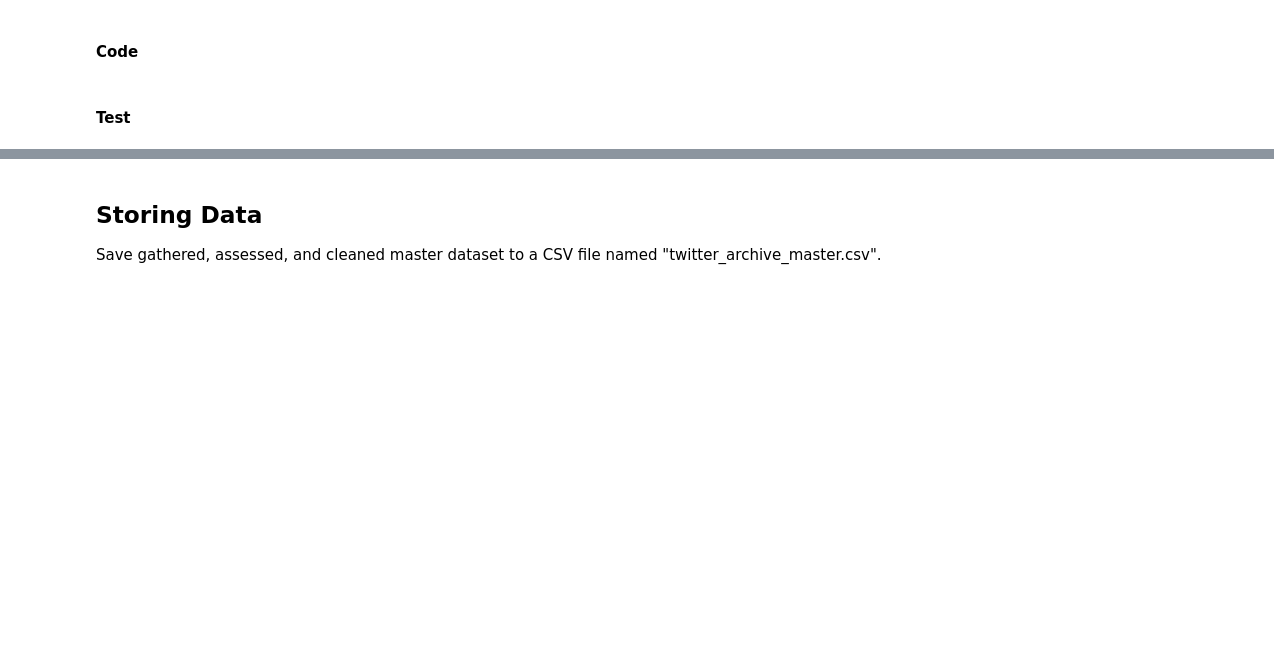
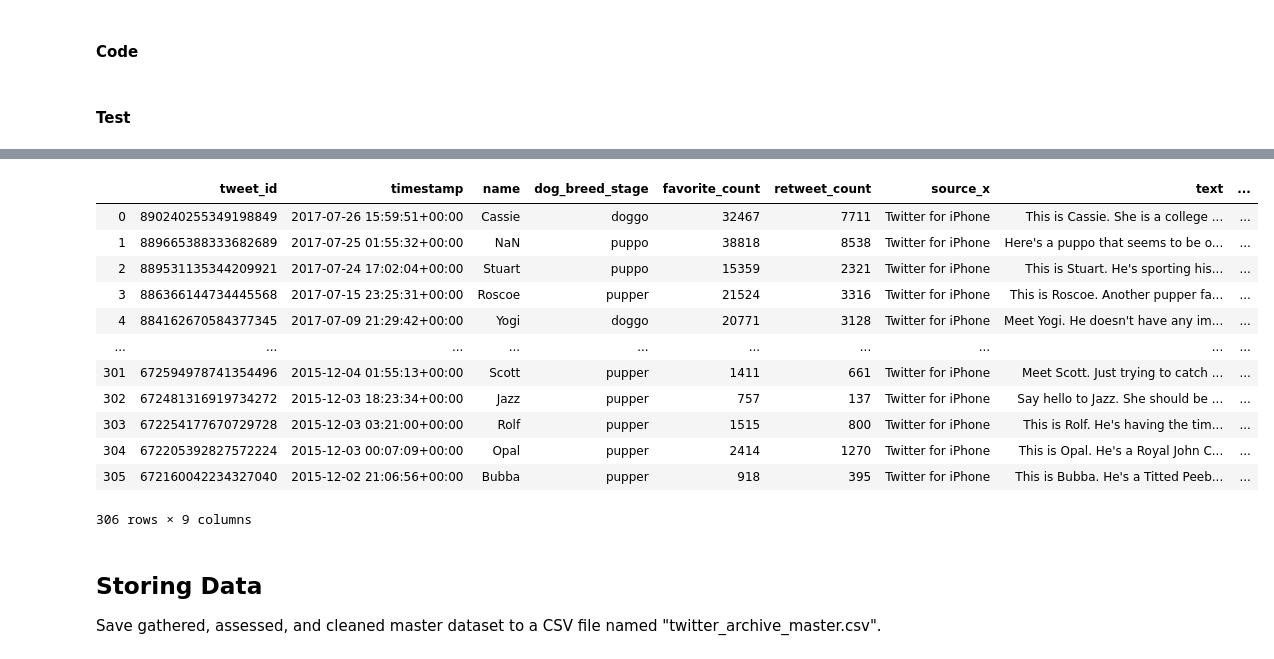
Before and after one commit to aseemnarula1/Data_Wrangling_Analysis_WeRateDogs, a Jupyter notebook: wrangle_act.ipynb, the cells around one changed output, grey strips where cells are left out. Drawn from its saved outputs; the diff is of its cells as text; code cells hidden in the pictures; blank space fills up the shorter version.

```diff
--- a/wrangle_act.ipynb
+++ b/wrangle_act.ipynb
@@ -163,0 +1078,4 @@ In this section, clean **all** of the issues you documented while assessing.
+# %%
+# Dropping the columns - 'doggo', 'floofer', 'pupper', 'puppo' which are no longer required
+
+df_twitter_archive_enhanced_dataset_copy = df_twitter_archive_enhanced_dataset_copy.drop(['doggo', 'floofer', 'pupper', 'puppo'], axis = 1)
@@ -163,0 +1112,4 @@ In this section, clean **all** of the issues you documented while assessing.
+# %%
+#Merging the Twitter Enhaced dataset with the Image Predictions dataset after cleaning
+
+df_merged_twitter_enhanced_image_predictions = pd.merge(df_twitter_archive_enhanced_dataset_copy, df_twitter_image_predictions_tsv, on = 'tweet_id', how = 'inner')
@@ -164,3 +1164,20 @@ In this section, clean **all** of the issues you documented while assessing.
+# %%
+df_final_master_merged = df_final_master_merged[['tweet_id','timestamp','name','dog_breed_stage','favorite_count','retweet_count','source_x','text','rating_numerator']]
+df_final_master_merged
+# %% [output]
+|  | tweet_id | timestamp | name | dog_breed_stage | favorite_count | retweet_count | source_x | text | ... |
+| 0 | 890240255349198849 | 2017-07-26 15:59:51+00:00 | Cassie | doggo | 32467 | 7711 | Twitter for iPhone | This is Cassie. She is a college ... | ... |
+| 1 | 889665388333682689 | 2017-07-25 01:55:32+00:00 | NaN | puppo | 38818 | 8538 | Twitter for iPhone | Here's a puppo that seems to be o... | ... |
+| 2 | 889531135344209921 | 2017-07-24 17:02:04+00:00 | Stuart | puppo | 15359 | 2321 | Twitter for iPhone | This is Stuart. He's sporting his... | ... |
+| 3 | 886366144734445568 | 2017-07-15 23:25:31+00:00 | Roscoe | pupper | 21524 | 3316 | Twitter for iPhone | This is Roscoe. Another pupper fa... | ... |
+| 4 | 884162670584377345 | 2017-07-09 21:29:42+00:00 | Yogi | doggo | 20771 | 3128 | Twitter for iPhone | Meet Yogi. He doesn't have any im... | ... |
+| ... | ... | ... | ... | ... | ... | ... | ... | ... | ... |
+| 301 | 672594978741354496 | 2015-12-04 01:55:13+00:00 | Scott | pupper | 1411 | 661 | Twitter for iPhone | Meet Scott. Just trying to catch ... | ... |
+| 302 | 672481316919734272 | 2015-12-03 18:23:34+00:00 | Jazz | pupper | 757 | 137 | Twitter for iPhone | Say hello to Jazz. She should be ... | ... |
+| 303 | 672254177670729728 | 2015-12-03 03:21:00+00:00 | Rolf | pupper | 1515 | 800 | Twitter for iPhone | This is Rolf. He's having the tim... | ... |
+| 304 | 672205392827572224 | 2015-12-03 00:07:09+00:00 | Opal | pupper | 2414 | 1270 | Twitter for iPhone | This is Opal. He's a Royal John C... | ... |
+| 305 | 672160042234327040 | 2015-12-02 21:06:56+00:00 | Bubba | pupper | 918 | 395 | Twitter for iPhone | This is Bubba. He's a Titted Peeb... | ... |
+306 rows × 9 columns
 # %% [markdown]
 ## Storing Data
 Save gathered, assessed, and cleaned master dataset to a CSV file named "twitter_archive_master.csv".
```
Also changed, not shown: parts of 153 cells of this notebook, 8 other files.
